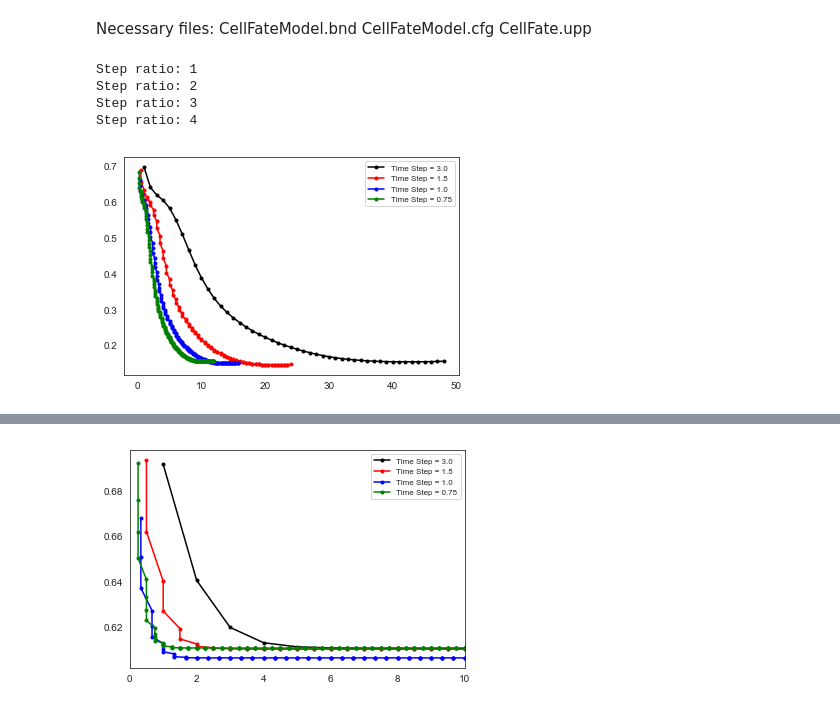
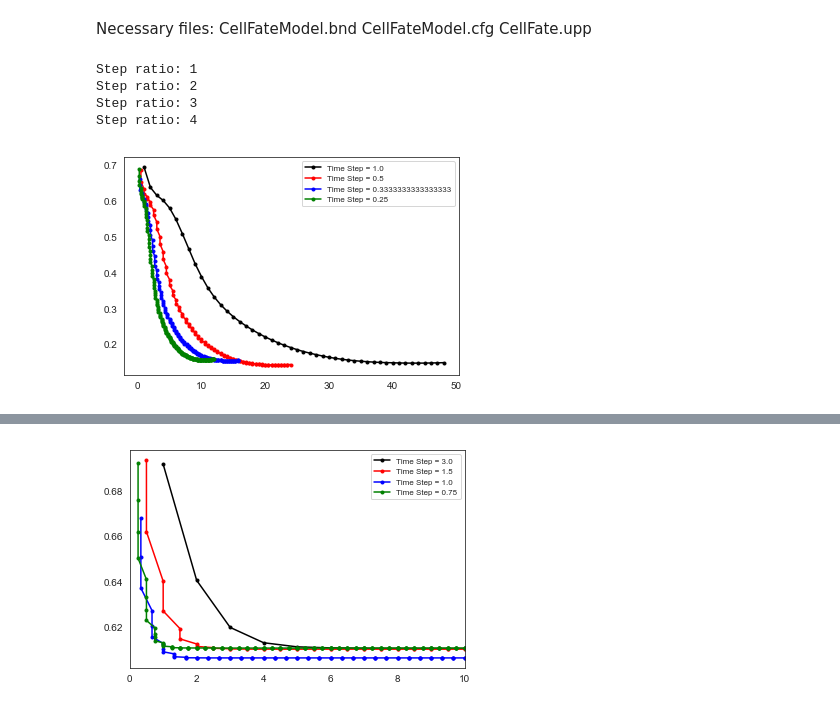
Before and after one commit to sysbio-curie/UPMaBoSS-docker, a Jupyter notebook: TimeStepDependancy.ipynb, the cells around one changed output, grey strips where cells are left out. Cells and saved outputs as stored; diff of their text form; code cells hidden in the pictures.

```diff
--- a/TimeStepDependancy.ipynb
+++ b/TimeStepDependancy.ipynb
@@ -50,32 +50,32 @@ for ratio,color in ratios.items():
     # Also adapt the number of time steps in the upp file
     # TODO: python API to manipulate the upp file
     step_upp_file = upp_file.replace(".upp","_R"+str(ratio)+".upp")
     of = open(upp_file,'r')
     mf = open(step_upp_file,'w')
     for line in of:
         mf.write(line.replace("steps = 48","steps = "+str(48*ratio)))
     of.close()
     mf.close()
 
     # Run UpPMaBoSS on the modified setup
     rwd = "%s_R%s" % (workdir, ratio)
     run_step = maboss.UpdatePopulation(step_model, step_upp_file, rwd)#, overwrite=True)
 
     pop_ratios = run_step.get_population_ratios()
     pop_ratios = pop_ratios[1:]
     time_steps = []
     pop_ratio_steps = []
     for step, pop_ratio in pop_ratios.items():
         time_steps.append(int(step)*max_time/ratio)
         pop_ratio_steps.append(float(pop_ratio))
-    ax.plot(time_steps,pop_ratio_steps,'k.-',label='Time Step = '+str(3/ratio),c=color)
+    ax.plot(time_steps,pop_ratio_steps,'k.-',label='Time Step = '+str(1/ratio),c=color)
 
 
 ax.legend(loc='upper right',prop={'size':8})
 plt.show()
 # %% [output]
 Step ratio: 1
 Step ratio: 2
 Step ratio: 3
 Step ratio: 4
-[figure, old version]
+[figure, new version]
```
Also changed, not shown: parts of 5 cells of this notebook.
